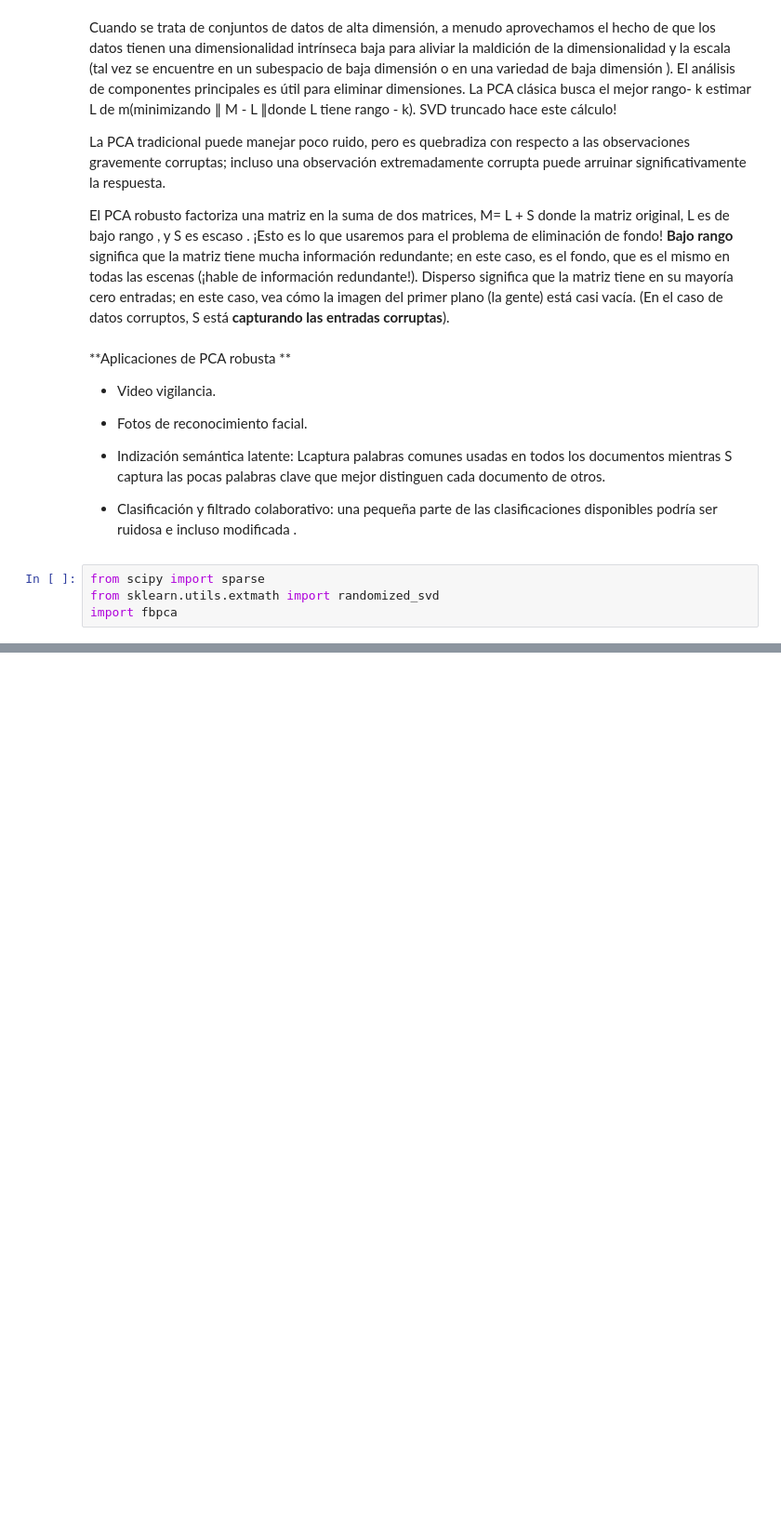
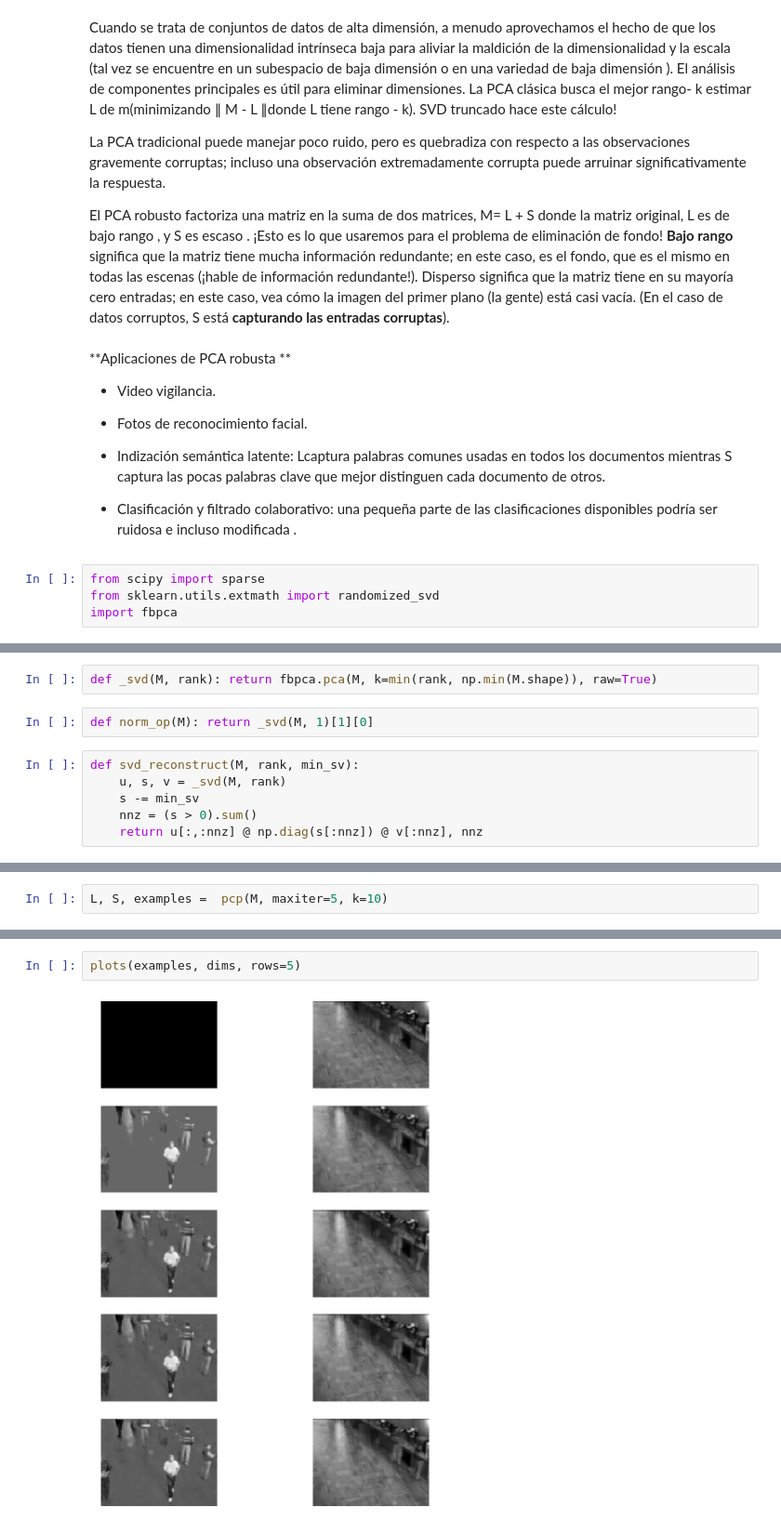
Before and after one commit to victwise/DeepLearning, a Jupyter notebook: Capítulo3.ipynb, the cells around one changed output, grey strips where cells are left out. Shown at 93% size. Cells and saved outputs as stored; diff of their text form; blank space fills up the shorter version.

```diff
--- a/Capítulo3.ipynb
+++ b/Capítulo3.ipynb
@@ -211,0 +228,10 @@ import fbpca
+# %%
+def _svd(M, rank): return fbpca.pca(M, k=min(rank, np.min(M.shape)), raw=True)
+# %%
+def norm_op(M): return _svd(M, 1)[1][0]
+# %%
+def svd_reconstruct(M, rank, min_sv):
+    u, s, v = _svd(M, rank)
+    s -= min_sv
+    nnz = (s > 0).sum()
+    return u[:,:nnz] @ np.diag(s[:nnz]) @ v[:nnz], nnz
@@ -211,0 +285,2 @@ import fbpca
+# %%
+L, S, examples =  pcp(M, maxiter=5, k=10)
@@ -211,0 +298,4 @@ import fbpca
+# %%
+plots(examples, dims, rows=5)
+# %% [output]
+[figure, added]
```
Also changed, not shown: parts of 18 cells of this notebook.
